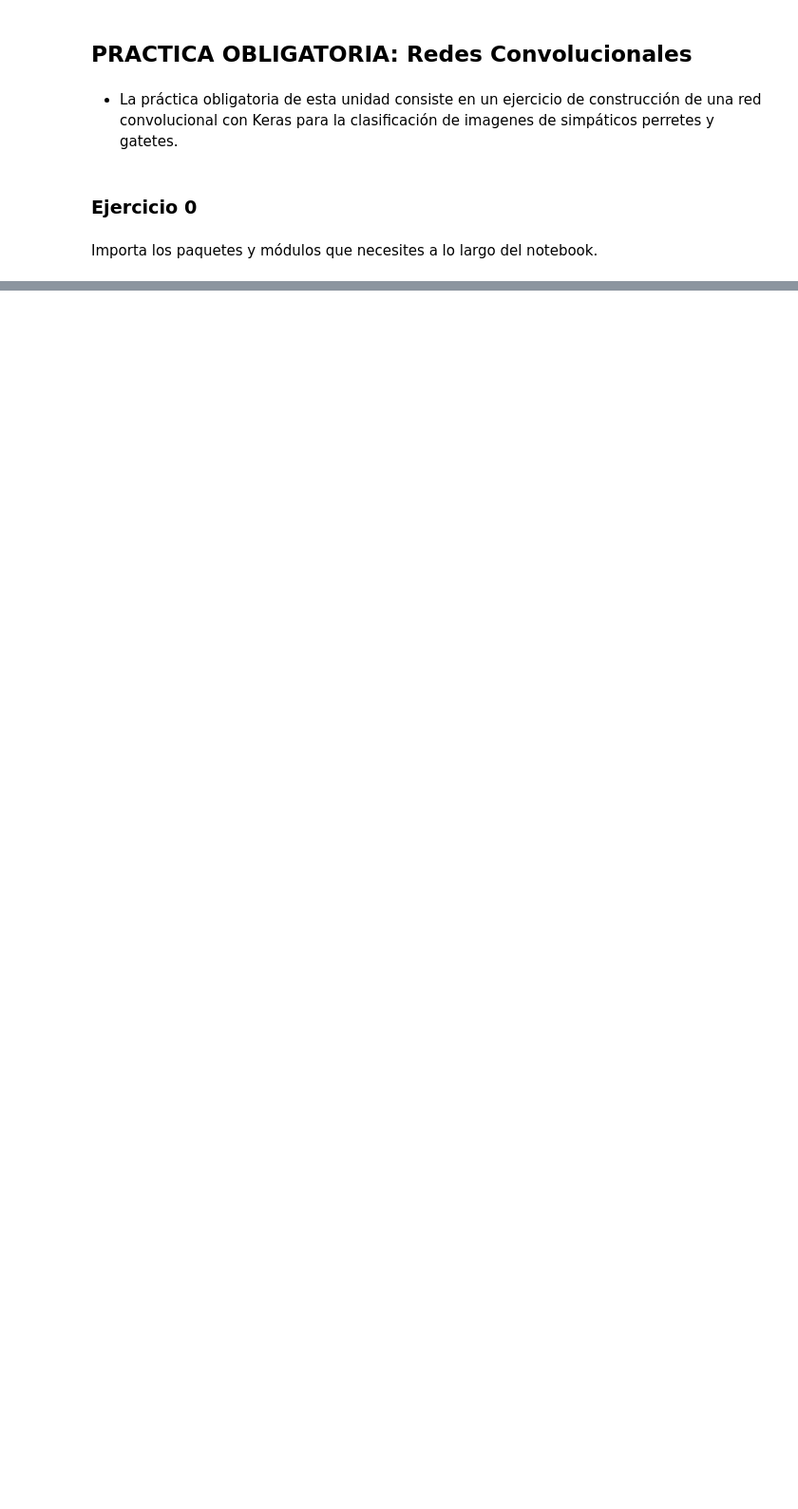
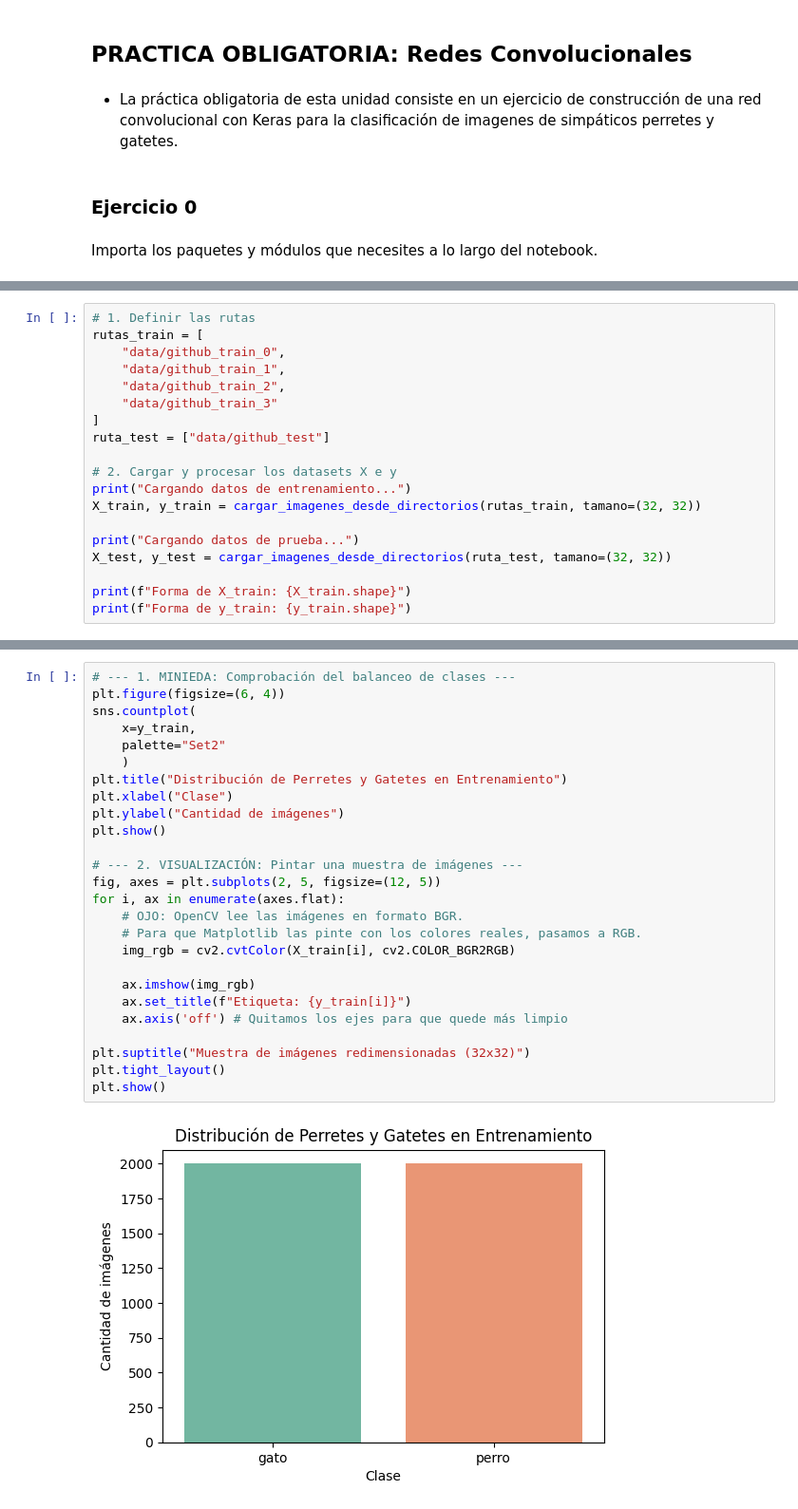
Before and after one commit to JPG250493/Repo-Ejercicios-Jesus, a Jupyter notebook: 05_Deep_Learning/Sprint_16/Unidad_01_CNN_Redes_Convolucionales/03_Practica_Obligatoria/18_Practica_Obligatoria_CNN_Redes_Convolucionales.ipynb, the cells around one changed output, grey strips where cells are left out. Shown at 95% size. Cells and saved outputs as stored; diff of their text form; blank space fills up the shorter version.

```diff
--- a/05_Deep_Learning/Sprint_16/Unidad_01_CNN_Redes_Convolucionales/03_Practica_Obligatoria/18_Practica_Obligatoria_CNN_Redes_Convolucionales.ipynb
+++ b/05_Deep_Learning/Sprint_16/Unidad_01_CNN_Redes_Convolucionales/03_Practica_Obligatoria/18_Practica_Obligatoria_CNN_Redes_Convolucionales.ipynb
@@ -34,0 +89,19 @@ Repite los pasos 3 a 5 utilizando el generador de imágenes sintéticas o Image
+# %%
+# 1. Definir las rutas
+rutas_train = [
+    "data/github_train_0",
+    "data/github_train_1",
+    "data/github_train_2",
+    "data/github_train_3"
+]
+ruta_test = ["data/github_test"]
+
+# 2. Cargar y procesar los datasets X e y
+print("Cargando datos de entrenamiento...")
+X_train, y_train = cargar_imagenes_desde_directorios(rutas_train, tamano=(32, 32))
+
+print("Cargando datos de prueba...")
+X_test, y_test = cargar_imagenes_desde_directorios(ruta_test, tamano=(32, 32))
+
+print(f"Forma de X_train: {X_train.shape}")
+print(f"Forma de y_train: {y_train.shape}")
@@ -34,0 +117,28 @@ Repite los pasos 3 a 5 utilizando el generador de imágenes sintéticas o Image
+# %%
+# --- 1. MINIEDA: Comprobación del balanceo de clases ---
+plt.figure(figsize=(6, 4))
+sns.countplot(
+    x=y_train,
+    palette="Set2"
+    )
+plt.title("Distribución de Perretes y Gatetes en Entrenamiento")
+plt.xlabel("Clase")
+plt.ylabel("Cantidad de imágenes")
+plt.show()
+
+# --- 2. VISUALIZACIÓN: Pintar una muestra de imágenes ---
+fig, axes = plt.subplots(2, 5, figsize=(12, 5))
+for i, ax in enumerate(axes.flat):
+    # OJO: OpenCV lee las imágenes en formato BGR.
+    # Para que Matplotlib las pinte con los colores reales, pasamos a RGB.
+    img_rgb = cv2.cvtColor(X_train[i], cv2.COLOR_BGR2RGB)
+
+    ax.imshow(img_rgb)
+    ax.set_title(f"Etiqueta: {y_train[i]}")
+    ax.axis('off') # Quitamos los ejes para que quede más limpio
+
+plt.suptitle("Muestra de imágenes redimensionadas (32x32)")
+plt.tight_layout()
+plt.show()
+# %% [output]
+[figure, added]
```
Also changed, not shown: parts of 17 cells of this notebook.
